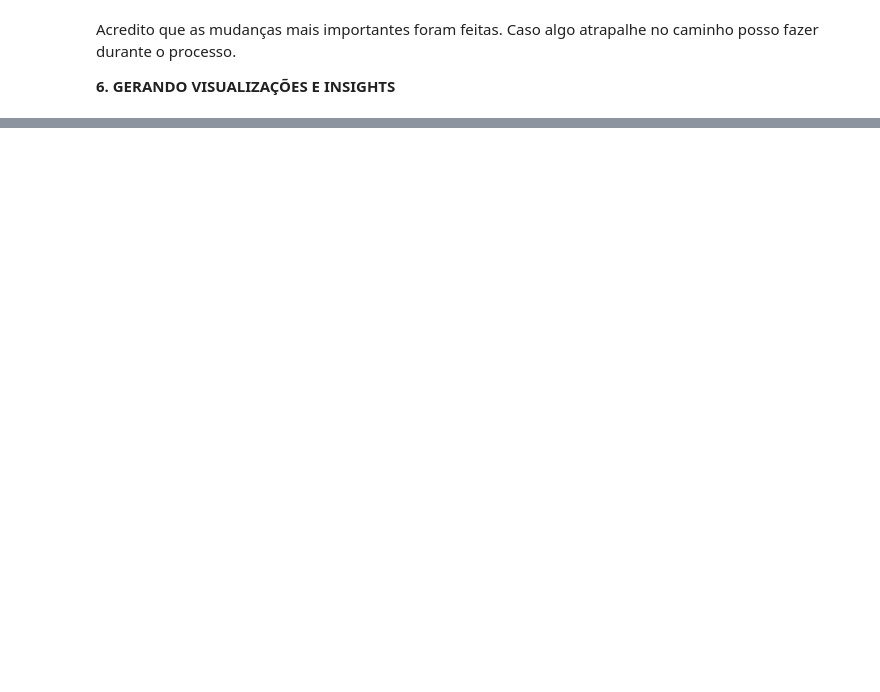
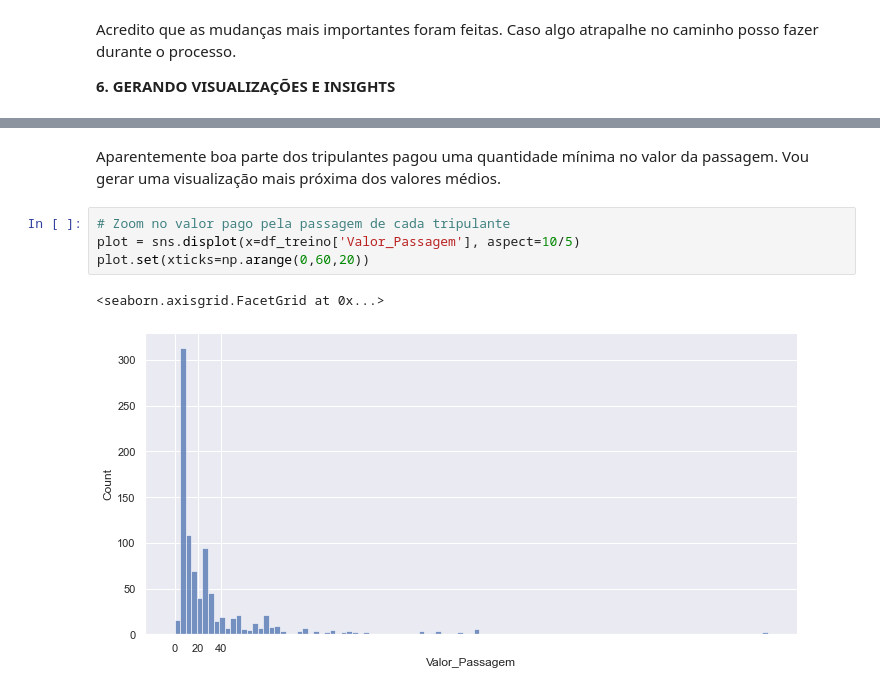
Before and after one commit to Rebeque/Titanic---Quem-sobreviveria-ETL-EDA-ML-Deploy-HTML-CSS-, a Jupyter notebook: Notebook_Titanic_Quem sobreviveria_v0.1.ipynb, the cells around one changed output, grey strips where cells are left out. Drawn from its saved outputs; the diff is of its cells as text; blank space fills up the shorter version.

```diff
--- a/Notebook_Titanic_Quem sobreviveria_v0.1.ipynb
+++ b/Notebook_Titanic_Quem sobreviveria_v0.1.ipynb
@@ -295,0 +360,9 @@ Acredito que as mudanças mais importantes foram feitas. Caso algo atrapalhe no
+# %% [markdown]
+Aparentemente boa parte dos tripulantes pagou uma quantidade mínima no valor da passagem. Vou gerar uma visualização mais próxima dos valores médios.
+# %%
+# Zoom no valor pago pela passagem de cada tripulante
+plot = sns.displot(x=df_treino['Valor_Passagem'], aspect=10/5)
+plot.set(xticks=np.arange(0,60,20))
+# %% [output]
+<seaborn.axisgrid.FacetGrid at 0x...>
+[figure, added]
```
Also changed, not shown: parts of 24 cells of this notebook.
